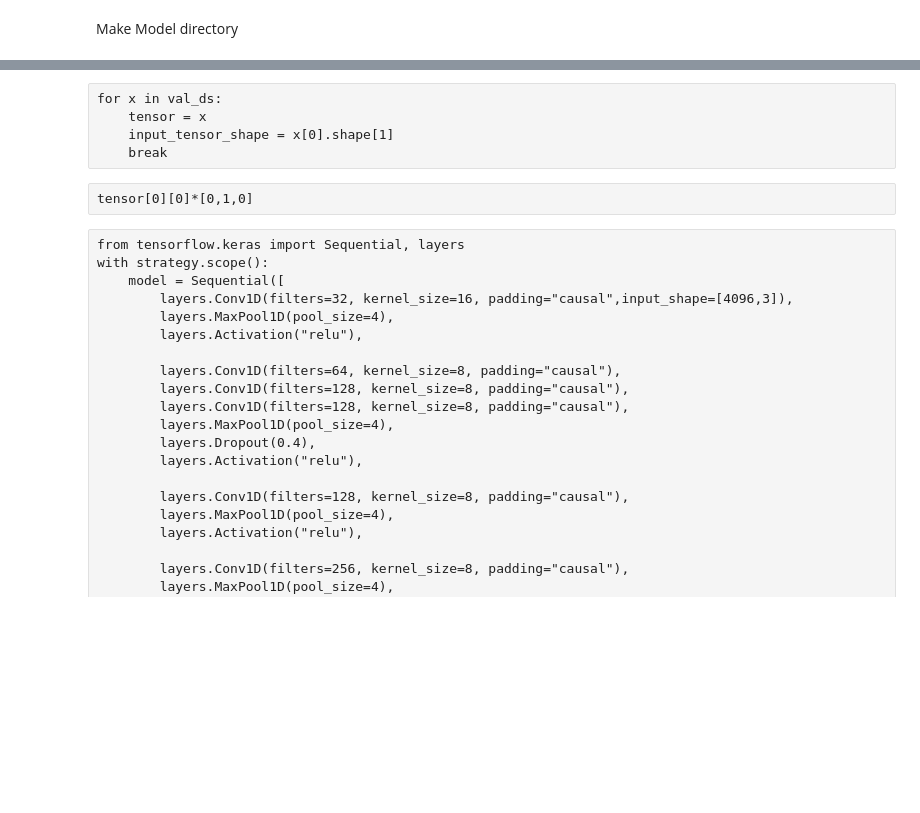
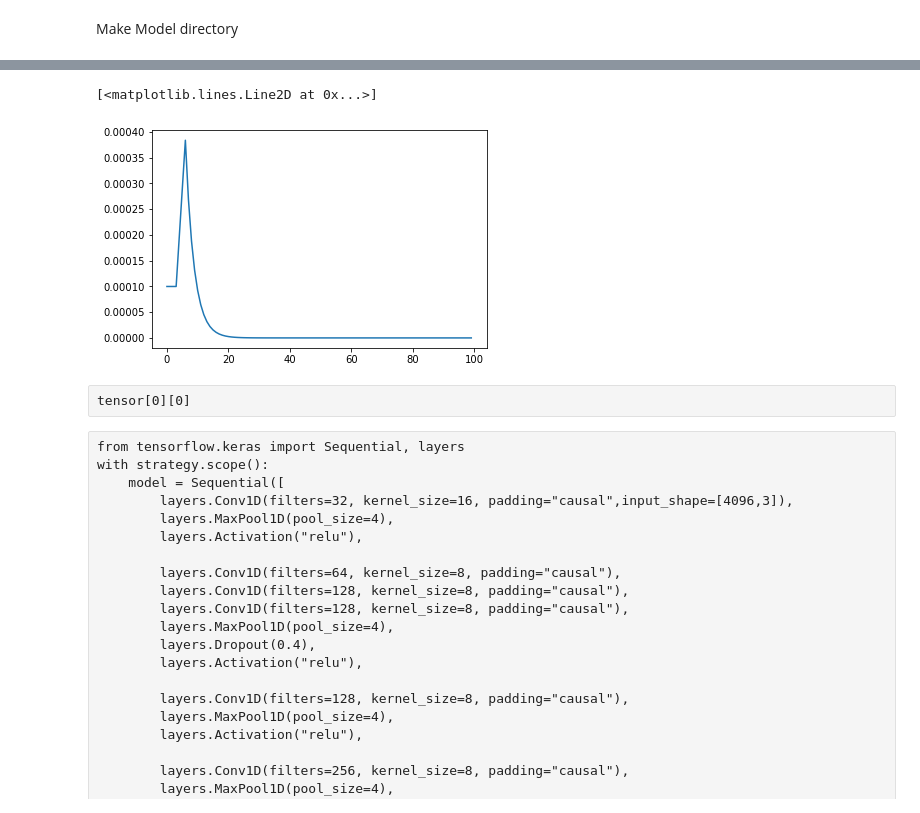
Before and after one commit to jillerhaus/KaggleG2Net, a Jupyter notebook: experimental/train.ipynb, the cells around one changed output, grey strips where cells are left out. Cells and saved outputs as stored; diff of their text form; code cells hidden in the pictures; blank space fills up the shorter version.

```diff
--- a/experimental/train.ipynb
+++ b/experimental/train.ipynb
@@ -118,7 +119,7 @@ else:
     results = pd.read_csv(f"{MDLS_PATH}/results.csv", index_col=[0])
     VER = int(results.version.max())
 Params ={
-    "lr": 0.0001 * REPLICAS,
+    "lr": 0.001 * REPLICAS,
     "version": VER,
     "train_mode": "full", #test, full
     "batch_size": 256 * REPLICAS,
@@ -243,8 +246,3 @@ Execution time: 0.4364851999999999
 # %%
 train_ds = load_dataset(train_files, cut = True)
 val_ds = load_dataset(val_files)
-# %% [raw]
-for x in val_ds:
-    tensor = x
-    input_tensor_shape = x[0].shape[1]
-    break
@@ -251,5 +254,32 @@ for x in val_ds:
+# %%
+def lrfn(epoch):
+    epoch = epoch - 2
+    lr_start = 1e-4
+    lr_max = 0.0000015 * Params["batch_size"]
+    lr_min = 1e-7
+    lr_ramp_ep = 3
+    lr_sus_ep = 0
+    lr_decay = 0.7
+    if epoch < 0:
+        lr = lr_start
+    elif epoch < lr_ramp_ep:
+        lr = (lr_max - lr_start) / lr_ramp_ep * epoch + lr_start
+    elif epoch < lr_ramp_ep + lr_sus_ep:
+        lr = lr_max
+    else:
+        lr = (lr_max - lr_min) * lr_decay**(epoch - lr_ramp_ep - lr_sus_ep) + lr_min
+    return lr
+lr_callback = tf.keras.callbacks.LearningRateScheduler(lrfn)
+# %%
+lrs_list = []
+for i in range(100):
+    lrs_list.append(lrfn(i))
+plt.plot(lrs_list)
+# %% [output]
+[<matplotlib.lines.Line2D at 0x...>]
+[figure, added]
 # %% [raw]
-tensor[0][0]*[0,1,0]
+tensor[0][0]
 # %% [raw]
 from tensorflow.keras import Sequential, layers
 with strategy.scope():
```
Also changed, not shown: parts of 19 cells of this notebook, 11 other files.
